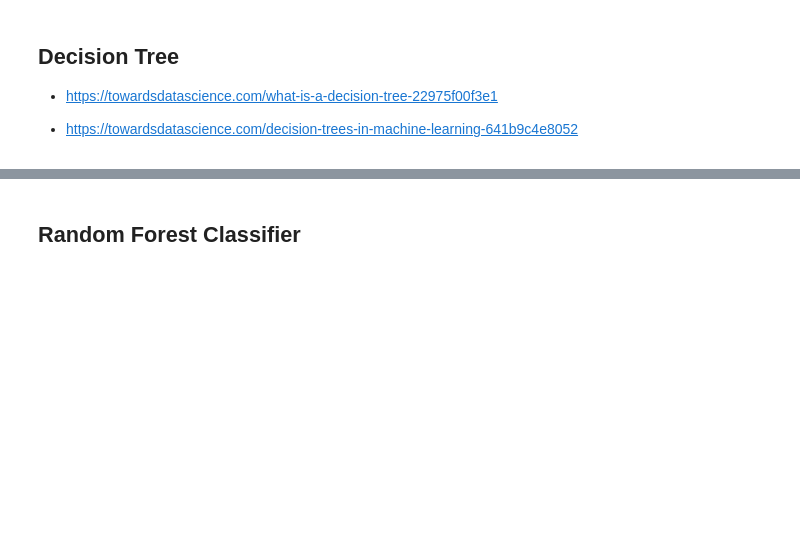
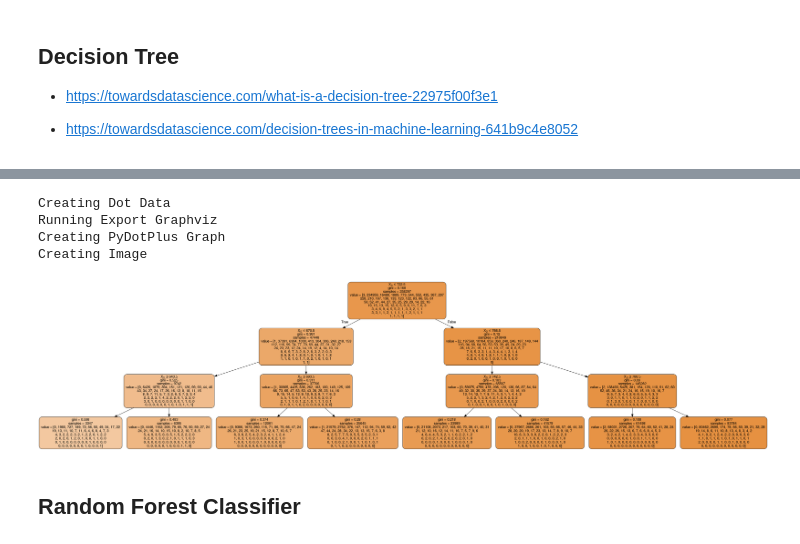
Before and after one commit to Machine-Learning-for-Finance/Machine-Learning-Algorithms, a Jupyter notebook: 04-Initial_Model.ipynb, the cells around one changed output, grey strips where cells are left out. Cells and saved outputs as stored; diff of their text form; code cells hidden in the pictures; blank space fills up the shorter version.

```diff
--- a/04-Initial_Model.ipynb
+++ b/04-Initial_Model.ipynb
@@ -209,3 +260,28 @@ print(clf.score(X_test, y_test))
+# %%
+# This Cell can take a while to load.
+
+print("Creating Dot Data")
+dot_data = StringIO()
+
+
+print("Running Export Graphviz")
+export_graphviz(
+    dtc, out_file=dot_data,
+    filled=True, rounded=True,
+    special_characters=True
+)
+
+print("Creating PyDotPlus Graph")
+graph = pydotplus.graph_from_dot_data(dot_data.getvalue())
+
+print("Creating Image")
+Image(graph.create_png())
+# %% [output]
+Creating Dot Data
+Running Export Graphviz
+Creating PyDotPlus Graph
+Creating Image
+[figure, added]
 # %% [markdown]
 ## Random Forest Classifier
 # %%
```
Also changed, not shown: parts of 27 cells of this notebook.
